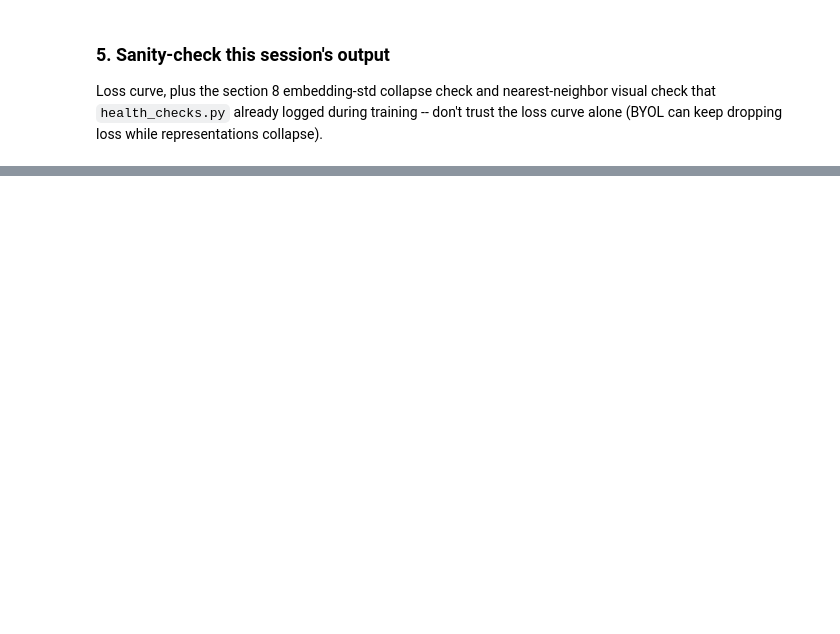
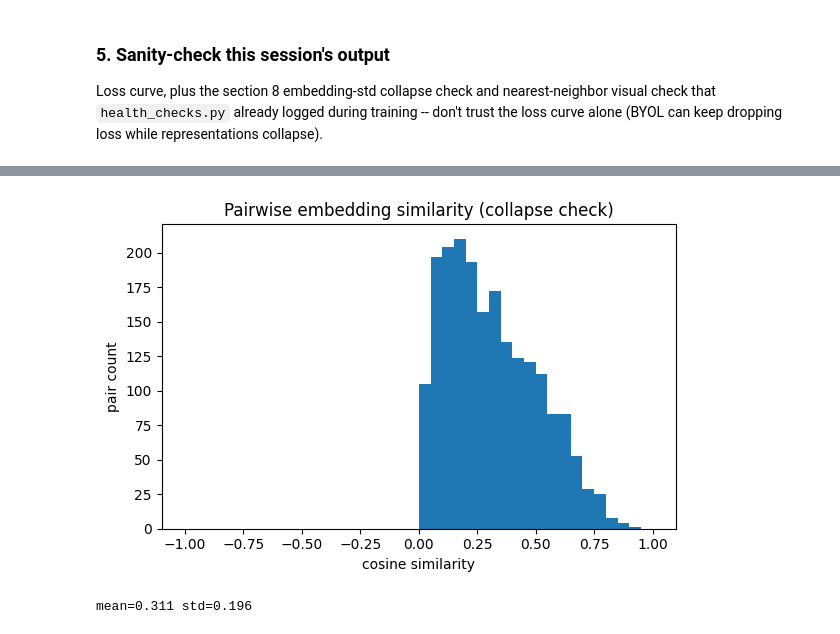
Before and after one commit to jaishu-1/propose.github.io, a Jupyter notebook: notebooka3adefd628.ipynb, the cells around one changed output, grey strips where cells are left out. Cells and saved outputs as stored; diff of their text form; code cells hidden in the pictures; blank space fills up the shorter version.

```diff
--- a/notebooka3adefd628.ipynb
+++ b/notebooka3adefd628.ipynb
@@ -236,0 +269,18 @@ is known.
+# %%
+# embeddings are already L2-normalized (inference.py applies F.normalize), so a
+# plain dot product is cosine similarity -- only the upper triangle, excluding
+# the diagonal, so each pair is counted once and self-similarity (always 1.0)
+# doesn't dominate the histogram.
+sims = embeddings @ embeddings.T
+iu = np.triu_indices_from(sims, k=1)
+pairwise_sims = sims[iu]
+
+plt.figure(figsize=(6, 4))
+plt.hist(pairwise_sims, bins=40, range=(-1, 1))
+plt.xlabel("cosine similarity"); plt.ylabel("pair count")
+plt.title("Pairwise embedding similarity (collapse check)")
+plt.tight_layout(); plt.show()
+print(f"mean={pairwise_sims.mean():.3f} std={pairwise_sims.std():.3f}")
+# %% [output]
+[figure, added]
+mean=0.311 std=0.196
```
Also changed, not shown: parts of 14 cells of this notebook.
